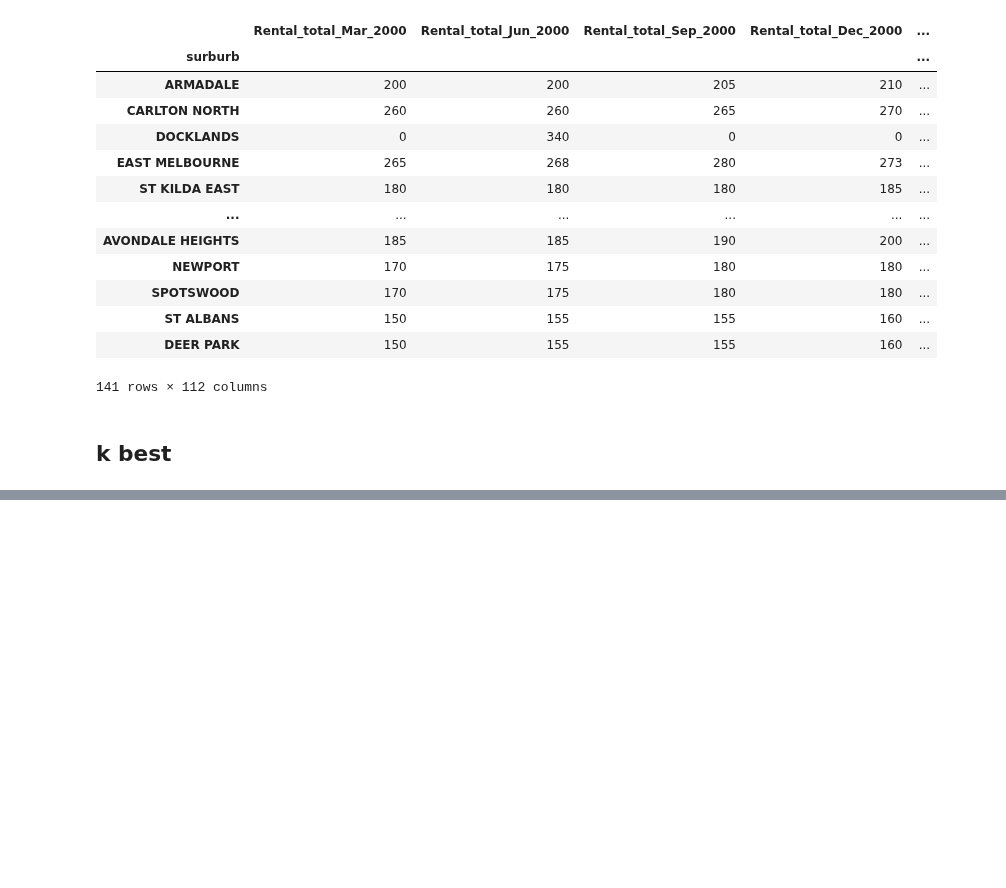
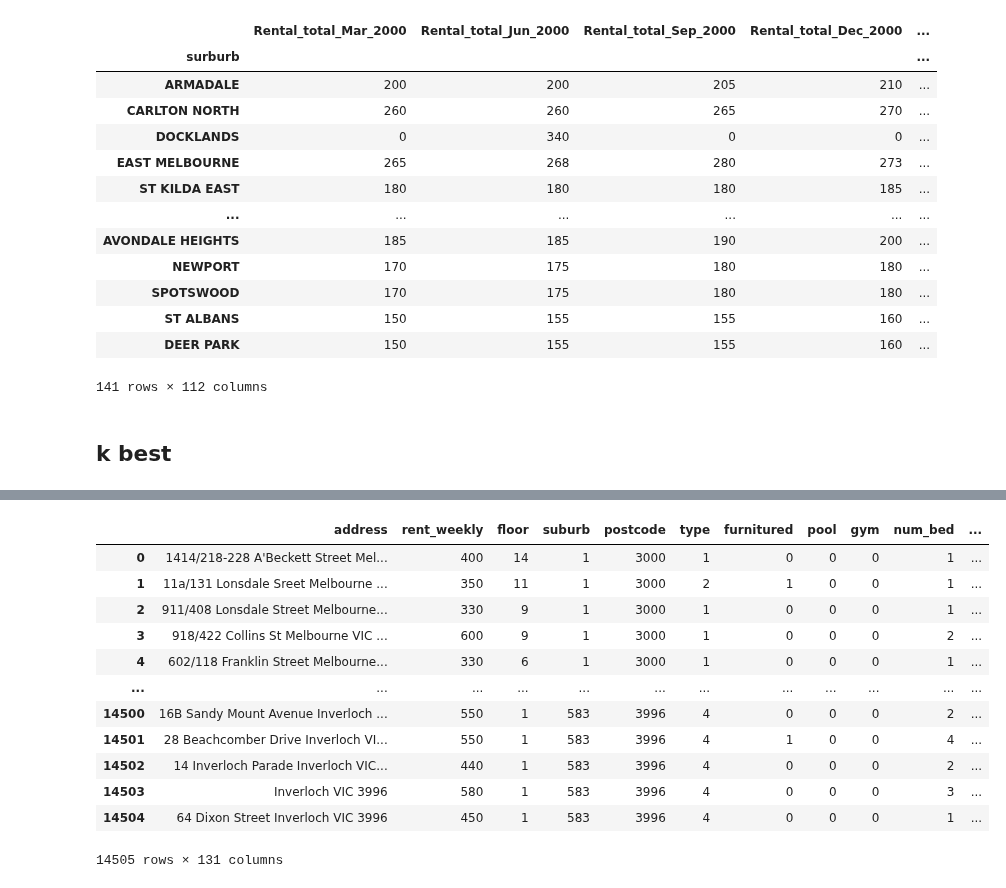
Before and after one commit to MAST30034-Applied-Data-Science/generic-real-estate-consulting-project-group-1-iron-data-man, a Jupyter notebook: notebooks/Modelling.ipynb, the cells around one changed output, grey strips where cells are left out. Drawn from its saved outputs; the diff is of its cells as text; code cells hidden in the pictures; blank space fills up the shorter version.

```diff
--- a/notebooks/Modelling.ipynb
+++ b/notebooks/Modelling.ipynb
@@ -1370,0 +1401,12 @@ display(acc_df.sort_values(by=['test_acc'],ascending=False))
+# %%
+property_df_new = property_df_new.replace(to_replace=r'Apartment \/ Unit \/ Flat \/ Penhouse', value=1, regex=True)
+property_df_new = property_df_new.replace(to_replace=r'Studio', value=2, regex=True)
+property_df_new = property_df_new.replace(to_replace=r'Townhouse', value=3, regex=True)
+property_df_new = property_df_new.replace(to_replace=r'House', value=4, regex=True)
+property_df_new['type'] = property_df_new['type'].astype('int')
+# %%
+def convert_suburb(df):
+    suburb_lis = list(df['suburb'].unique())
+    for i in range(1,len(suburb_lis)+1):
+        df['suburb'] = df['suburb'].replace(suburb_lis[i-1],i)
+    return df
@@ -1370,0 +1419,20 @@ display(acc_df.sort_values(by=['test_acc'],ascending=False))
+# %%
+# property_df_new['suburb_num'] = property_df_new['suburb']
+# property_df_new['suburb_num'] = property_df_new['suburb_num'].map(suburb_num_dict).fillna(0)
+property_df_new = convert_suburb(property_df_new)
+# %%
+property_df_new
+# %% [output]
+|  | address | rent_weekly | floor | suburb | postcode | type | furnitured | pool | gym | num_bed | ... |
+| 0 | 1414/218-228 A'Beckett Street Mel... | 400 | 14 | 1 | 3000 | 1 | 0 | 0 | 0 | 1 | ... |
+| 1 | 11a/131 Lonsdale Sreet Melbourne ... | 350 | 11 | 1 | 3000 | 2 | 1 | 0 | 0 | 1 | ... |
+| 2 | 911/408 Lonsdale Street Melbourne... | 330 | 9 | 1 | 3000 | 1 | 0 | 0 | 0 | 1 | ... |
+| 3 | 918/422 Collins St Melbourne VIC ... | 600 | 9 | 1 | 3000 | 1 | 0 | 0 | 0 | 2 | ... |
+| 4 | 602/118 Franklin Street Melbourne... | 330 | 6 | 1 | 3000 | 1 | 0 | 0 | 0 | 1 | ... |
+| ... | ... | ... | ... | ... | ... | ... | ... | ... | ... | ... | ... |
+| 14500 | 16B Sandy Mount Avenue Inverloch ... | 550 | 1 | 583 | 3996 | 4 | 0 | 0 | 0 | 2 | ... |
+| 14501 | 28 Beachcomber Drive Inverloch VI... | 550 | 1 | 583 | 3996 | 4 | 1 | 0 | 0 | 4 | ... |
+| 14502 | 14 Inverloch Parade Inverloch VIC... | 440 | 1 | 583 | 3996 | 4 | 0 | 0 | 0 | 2 | ... |
+| 14503 | Inverloch VIC 3996 | 580 | 1 | 583 | 3996 | 4 | 0 | 0 | 0 | 3 | ... |
+| 14504 | 64 Dixon Street Inverloch VIC 3996 | 450 | 1 | 583 | 3996 | 4 | 0 | 0 | 0 | 1 | ... |
+14505 rows × 131 columns
```
Also changed, not shown: parts of 25 cells of this notebook.
